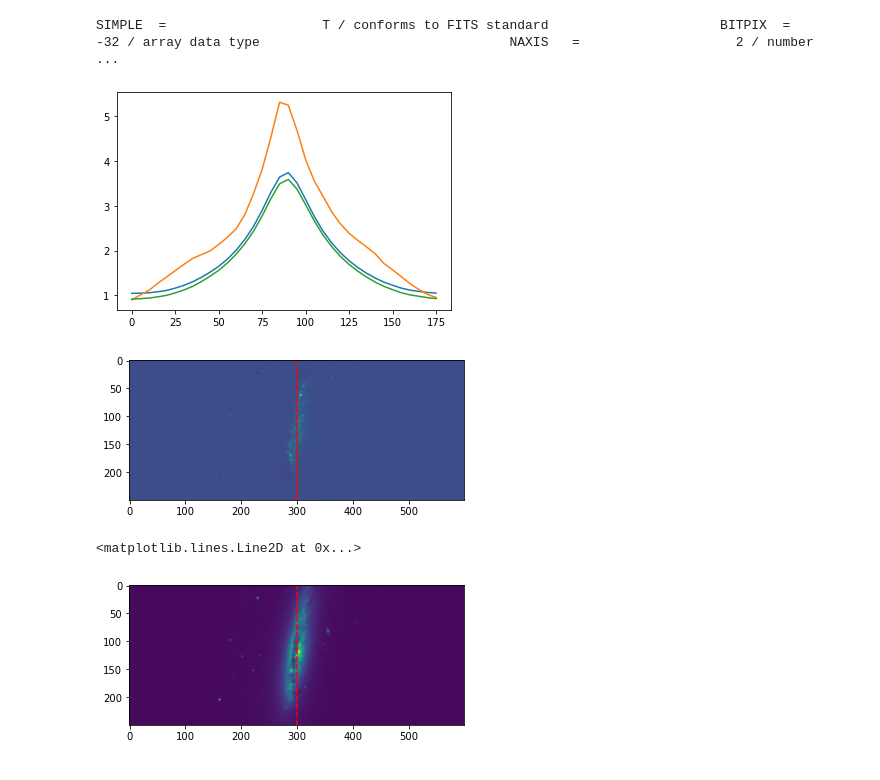
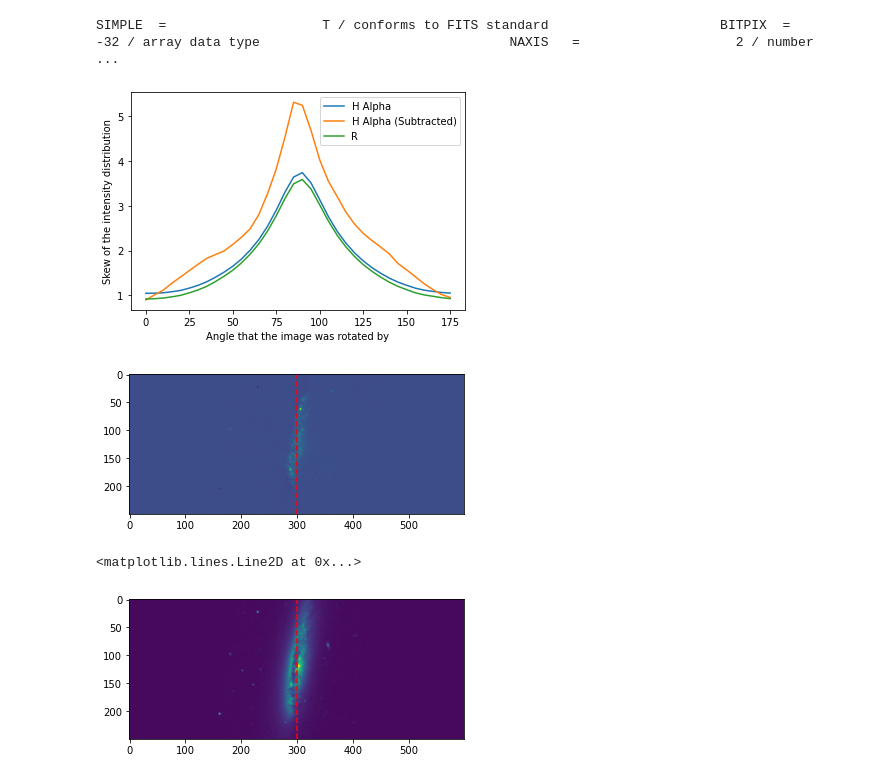
Before and after one commit to RagingSpaghetti/ALOP-Groep-8, a Jupyter notebook: ALOP-DR.ipynb, the cells around one changed output. Cells and saved outputs as stored; diff of their text form; code cells hidden in the pictures.

```diff
--- a/ALOP-DR.ipynb
+++ b/ALOP-DR.ipynb
@@ -44,38 +44,43 @@ for angle in angles:
     rotatedha = rotate(hdata, angle=angle, reshape=False)
     ha_rot_sum = np.sum(rotatedha, axis=0)
     #plt.plot(range(len(ha_rot_sum)), ha_rot_sum/max(ha_rot_sum))
     skewha.append(skew(ha_rot_sum/max(ha_rot_sum)))
 
     rotatedC = rotate(Cdata, angle=angle, reshape=False)
     C_rot_sum = np.sum(rotatedC, axis=0)
     #plt.plot(range(len(C_rot_sum)), C_rot_sum/max(C_rot_sum))
     skewC.append(skew(C_rot_sum/max(C_rot_sum)))
 
     rotatedR = rotate(Rdata, angle=angle, reshape=False)
     R_rot_sum = np.sum(rotatedR, axis=0)
     #plt.plot(range(len(R_rot_sum)), R_rot_sum/max(R_rot_sum))
     skewR.append(skew(R_rot_sum/max(R_rot_sum)))
 
 
 plt.show()
 
-plt.plot(angles, skewha)
-plt.plot(angles, skewC)
-plt.plot(angles, skewR)
-
+plt.plot(angles, skewha, label='H Alpha')
+plt.plot(angles, skewC, label='H Alpha (Subtracted)')
+plt.plot(angles, skewR, label='R')
+plt.xlabel('Angle that the image was rotated by')
+plt.ylabel('Skew of the intensity distribution')
+plt.legend()
 plt.show()
 
 #Maximal for angle = 80 deg (more or less)
+#So lets show what the continuum subtracted h-alpha looks like when rotated 80 degrees
+#We indeed see that most of the intensity is on the right side of the image (positive skew) as expected
 rotated_img = rotate(Cdata, angle=80, reshape=False)
 plt.imshow(rotated_img)
 plt.axvline(x=300, color='r', ls='--')
 plt.show()
 
+#Let's show
 rotated_img = rotate(Rdata, angle=80, reshape=False)
 plt.imshow(rotated_img)
 plt.axvline(x=300, color='r', ls='--')
 # %% [output]
-[figure, old version]
+[figure, new version]
 [figure]
 <matplotlib.lines.Line2D at 0x...>
 [figure]
```
